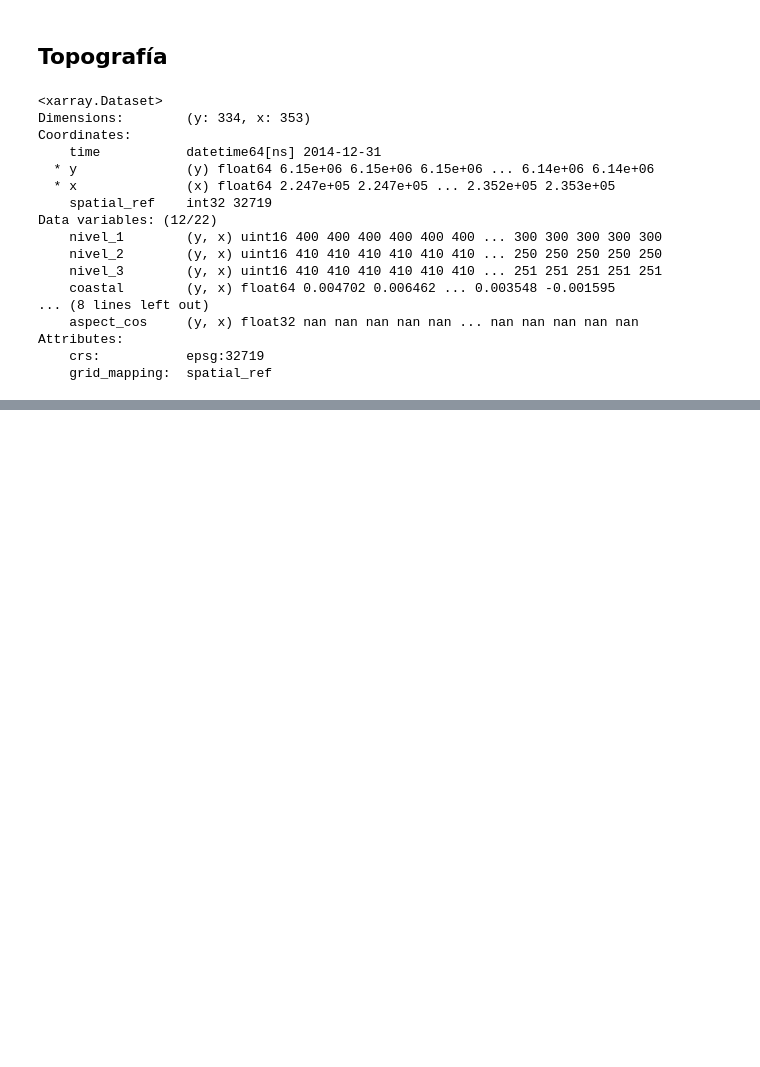
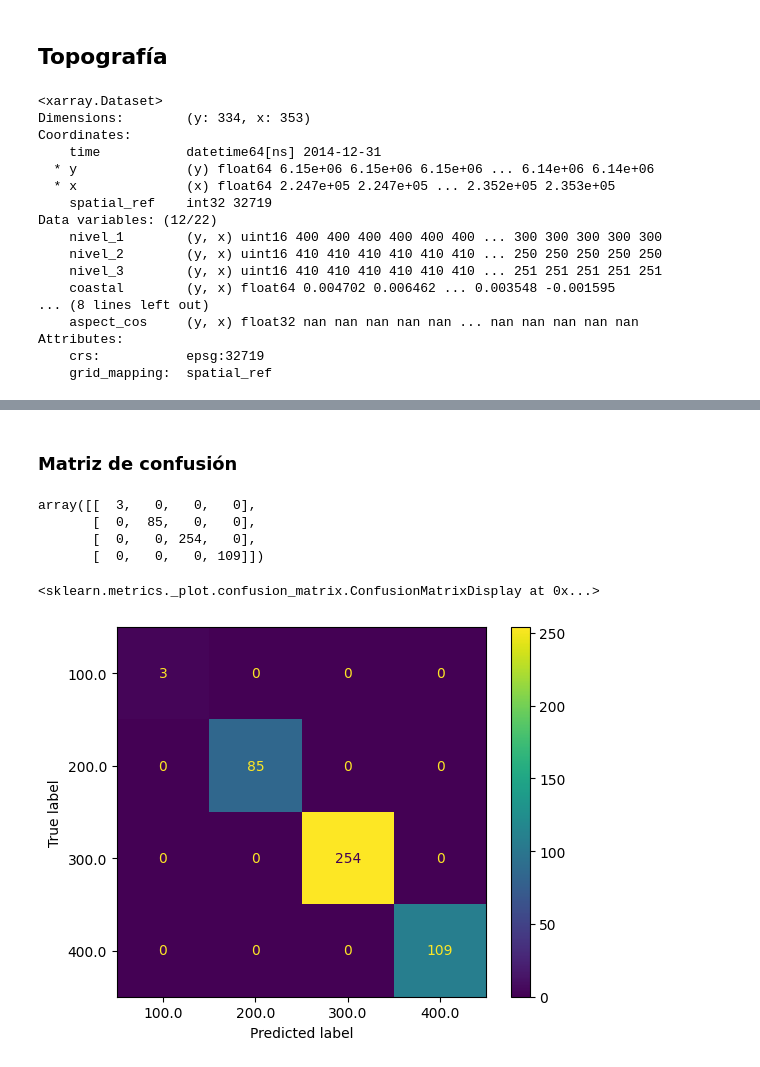
Before and after one commit to alvaroparedesl/teledeteccion_ambiental, a Jupyter notebook: taller_03/texturas.ipynb, the cells around one changed output, grey strips where cells are left out. Drawn from its saved outputs; the diff is of its cells as text; code cells hidden in the pictures; blank space fills up the shorter version.

```diff
--- a/taller_03/texturas.ipynb
+++ b/taller_03/texturas.ipynb
@@ -421,0 +473,8 @@ mdata.to_csv("minfo.csv")
+# %%
+from sklearn.ensemble import RandomForestClassifier
+from sklearn.metrics import confusion_matrix, ConfusionMatrixDisplay, RocCurveDisplay, classification_report
+from sklearn import tree
+
+df = mdata.loc[mdata.nivel_1.isin([100, 200, 300, 400])]
+print(df.shape)
+df.groupby("nivel_1")["nivel_1"].count()
@@ -421,0 +489,3 @@ mdata.to_csv("minfo.csv")
+# %%
+y_train = df["nivel_1"]
+X_train = df.drop(["nivel_1", "nivel_2", "nivel_3", "x", "y"], axis=1)
@@ -421,0 +516,6 @@ mdata.to_csv("minfo.csv")
+# %%
+classifier = RandomForestClassifier(n_estimators = 100)
+classifier.fit(X_train, y_train)
+
+y_pred_train = classifier.predict(X_train)
+y_pred_test = classifier.predict(X_test)
@@ -421,0 +541,17 @@ mdata.to_csv("minfo.csv")
+# %% [markdown]
+### Matriz de confusión
+# %%
+trainCM = confusion_matrix(y_train, y_pred_train, labels=classifier.classes_)
+testCM = confusion_matrix(y_test, y_pred_test, labels=classifier.classes_)
+# %%
+trainCM
+# %% [output]
+array([[  3,   0,   0,   0],
+       [  0,  85,   0,   0],
+       [  0,   0, 254,   0],
+       [  0,   0,   0, 109]])
+# %%
+ConfusionMatrixDisplay(trainCM, display_labels=classifier.classes_).plot()
+# %% [output]
+<sklearn.metrics._plot.confusion_matrix.ConfusionMatrixDisplay at 0x...>
+[figure, added]
```
Also changed, not shown: parts of 30 cells of this notebook, 2 other files.
